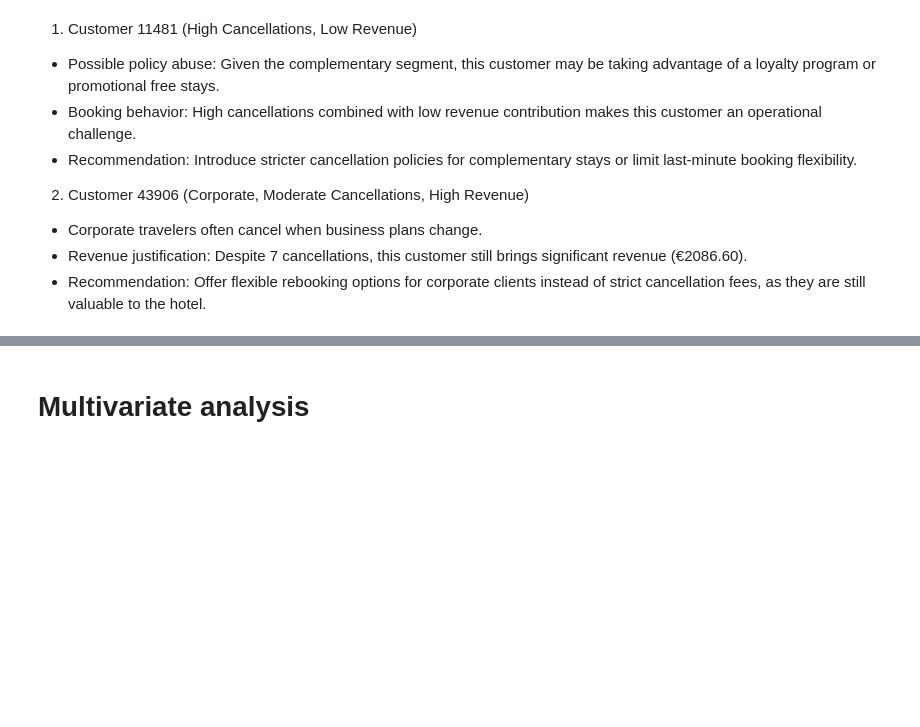
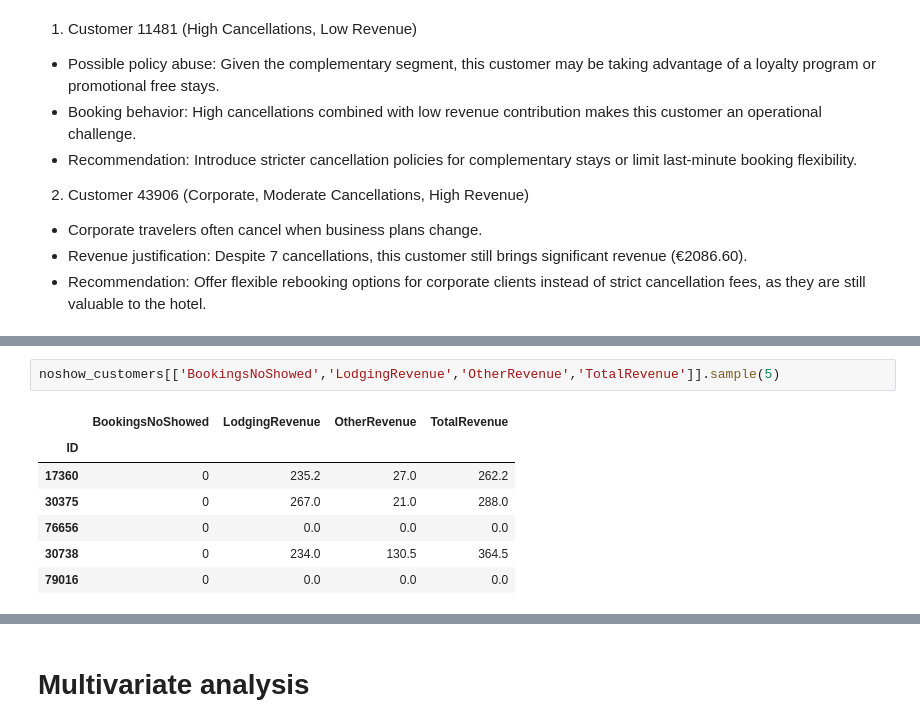
Before and after one commit to RubenCMarques/Hotel-Customer-Segmentation, a Jupyter notebook: Notebooks/Diogo_workspace.ipynb, the cells around one changed output, grey strips where cells are left out. Saved outputs shown, nothing was run; the diff lists cells and outputs as text; blank space fills up the shorter version.

```diff
--- a/Notebooks/Diogo_workspace.ipynb
+++ b/Notebooks/Diogo_workspace.ipynb
@@ -766,0 +782,10 @@ data[data['BookingsCanceled'] > 5]
+# %%
+noshow_customers[['BookingsNoShowed','LodgingRevenue','OtherRevenue','TotalRevenue']].sample(5)
+# %% [output]
+|  | BookingsNoShowed | LodgingRevenue | OtherRevenue | TotalRevenue |
+| ID |  |  |  |  |
+| 17360 | 0 | 235.2 | 27.0 | 262.2 |
+| 30375 | 0 | 267.0 | 21.0 | 288.0 |
+| 76656 | 0 | 0.0 | 0.0 | 0.0 |
+| 30738 | 0 | 234.0 | 130.5 | 364.5 |
+| 79016 | 0 | 0.0 | 0.0 | 0.0 |
```
Also changed, not shown: parts of 12 cells of this notebook.
